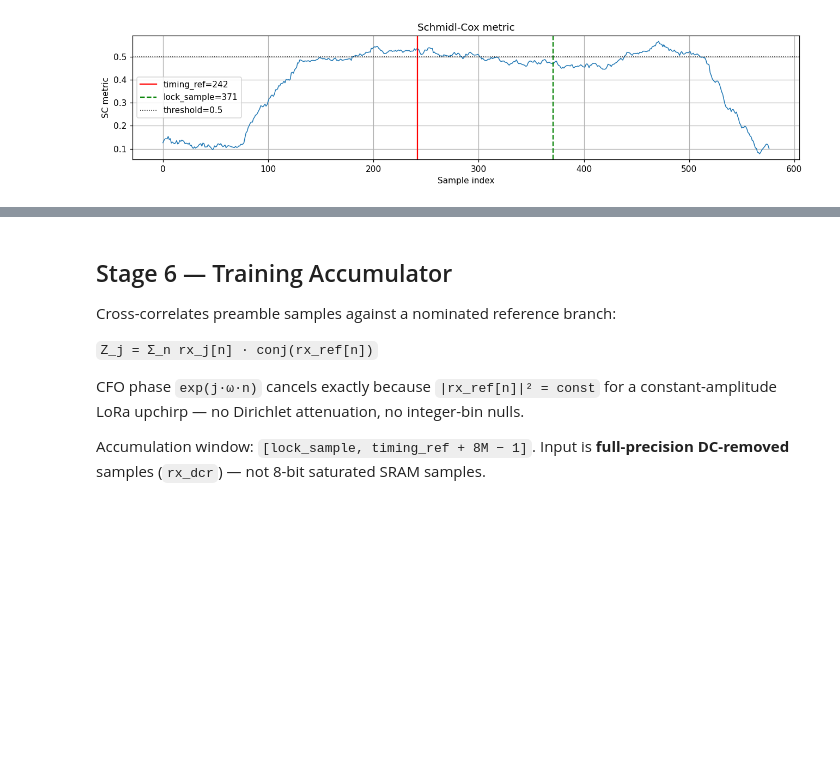
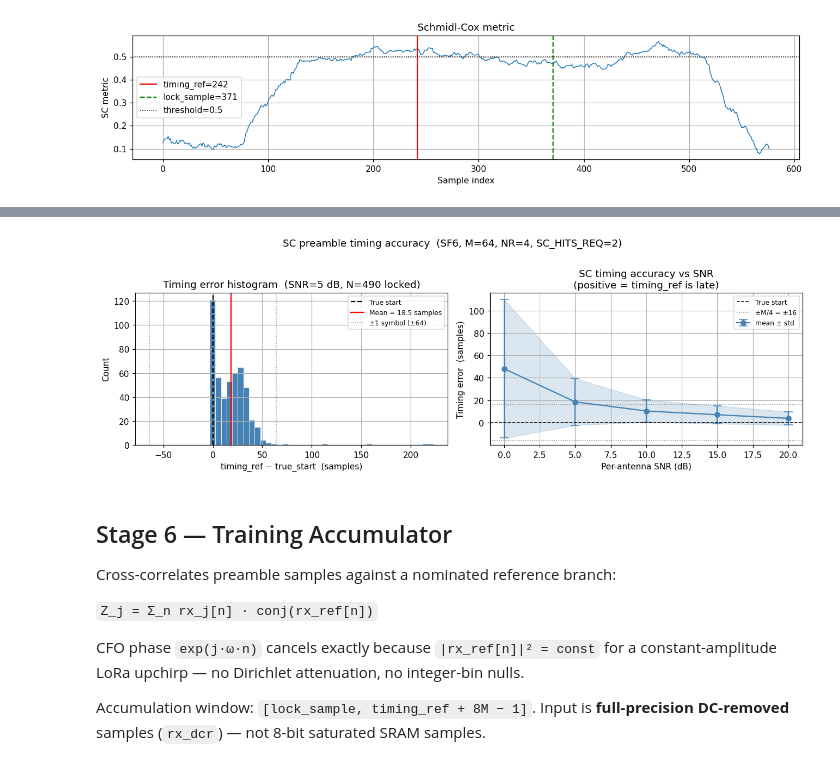
Before and after one commit to Sheffield-Chip-Design-Team/chipathon-2026, a Jupyter notebook: lora-mimo/sim/notebooks/03_nonfft_dsp_chain.ipynb, the cells around one changed output, grey strips where cells are left out. Cells and saved outputs as stored; diff of their text form; code cells hidden in the pictures; blank space fills up the shorter version.

```diff
--- a/lora-mimo/sim/notebooks/03_nonfft_dsp_chain.ipynb
+++ b/lora-mimo/sim/notebooks/03_nonfft_dsp_chain.ipynb
@@ -238,0 +243,84 @@ Timing error   = +114 samples (+1.78 symbols)
+# %%
+# Monte Carlo timing accuracy: timing_ref − true_preamble_start over many trials.
+# True start = GUARD_SAMPLES (known in sim).
+# Payload window error equals timing error (same offset).
+SC_TIMING_TRIALS = 500
+snr_timing = [-5, 0, 5, 10, 15, 20]
+
+timing_errors_by_snr = {}
+lock_rates = {}
+
+sc_timing = SchmidlCoxDetector(M=M, threshold=0.5, hits_req=SC_HITS_REQ)
+
+for snr_db in snr_timing:
+    n0 = 10 ** (-snr_db / 10)
+    errs = []
+    for _ in range(SC_TIMING_TRIALS):
+        h = rayleigh_coefficients(NR, pll_phase_random=True)
+        guard_t = np.zeros(GUARD_SAMPLES, dtype=complex)
+        frame_t = np.concatenate([guard_t, np.tile(upchirp, N_PREAMBLE),
+                                   modulate(int(rng.integers(0, M)), M)])
+        rx_t   = np.stack([apply_channel(frame_t, h[j], n0) for j in range(NR)])
+        dcr_t  = DCRemoval(nr=NR, alpha_shift=8).process(rx_t)
+        rx8_t  = np.stack([saturate_8bit(dcr_t[j]) for j in range(NR)])
+        res_t  = sc_timing.detect(rx8_t)
+        if res_t.lock:
+            errs.append(res_t.timing_ref - GUARD_SAMPLES)
+    timing_errors_by_snr[snr_db] = np.array(errs)
+    lock_rates[snr_db] = len(errs) / SC_TIMING_TRIALS
+
+# ── Table ────────────────────────────────────────────────────────────────────
+print(f'M = {M} samples/symbol   (1 sample = {1/BW*1e6:.1f} µs at BW={BW/1e3:.0f} kHz)')
+print(f'{"SNR":>6} {"Lock%":>7} {"Mean err":>10} {"Std":>8} {"MaxAbs":>8} {"In ±M":>8} {"In ±M/4":>8}')
+print('-' * 62)
+for snr_db in snr_timing:
+    e = timing_errors_by_snr[snr_db]
+    if len(e) == 0:
+        print(f'{snr_db:>6} {"0%":>7}'); continue
+    print(f'{snr_db:>6} {lock_rates[snr_db]*100:>6.0f}% '
+          f'{np.mean(e):>10.1f} {np.std(e):>8.1f} '
+          f'{int(np.max(np.abs(e))):>8d} '
+          f'{np.mean(np.abs(e)<=M)*100:>7.1f}% '
+          f'{np.mean(np.abs(e)<=M//4)*100:>7.1f}%')
+
+# ── Plot 1: histogram at operating SNR ───────────────────────────────────────
+fig, axes = plt.subplots(1, 2, figsize=(12, 4))
+
+snr_hist = 5
+e_hist = timing_errors_by_snr[snr_hist]
+ax = axes[0]
+ax.hist(e_hist, bins=40, color='steelblue', edgecolor='white', linewidth=0.4)
+ax.axvline(0,              color='k',   lw=1.5, linestyle='--', label='True start')
+ax.axvline(np.mean(e_hist), color='r',  lw=1.5, linestyle='-',
+           label=f'Mean = {np.mean(e_hist):.1f} samples')
+ax.axvline( M, color='grey', lw=1, linestyle=':', label=f'±1 symbol (±{M})')
+ax.axvline(-M, color='grey', lw=1, linestyle=':')
+ax.set_xlabel('timing_ref − true_start  (samples)')
+ax.set_ylabel('Count')
+ax.set_title(f'Timing error histogram  (SNR={snr_hist} dB, N={len(e_hist)} locked)')
+ax.legend(fontsize=8)
+
+# ── Plot 2: mean ± std vs SNR ─────────────────────────────────────────────────
+ax2 = axes[1]
+snrs_plot  = [s for s in snr_timing if len(timing_errors_by_snr[s]) > 10]
+means = [np.mean(timing_errors_by_snr[s]) for s in snrs_plot]
+stds  = [np.std(timing_errors_by_snr[s])  for s in snrs_plot]
+ax2.errorbar(snrs_plot, means, yerr=stds, fmt='o-', color='steelblue',
+             capsize=5, label='mean ± std')
+ax2.fill_between(snrs_plot,
+                 [m - s for m, s in zip(means, stds)],
+                 [m + s for m, s in zip(means, stds)],
+                 alpha=0.2, color='steelblue')
+ax2.axhline(0, color='k', lw=1, linestyle='--', label='True start')
+ax2.axhline( M//4, color='grey', lw=1, linestyle=':', label=f'±M/4 = ±{M//4}')
+ax2.axhline(-M//4, color='grey', lw=1, linestyle=':')
+ax2.set_xlabel('Per-antenna SNR (dB)')
+ax2.set_ylabel('Timing error  (samples)')
+ax2.set_title('SC timing accuracy vs SNR\n(positive = timing_ref is late)')
+ax2.legend(fontsize=8)
+
+plt.suptitle(f'SC preamble timing accuracy  (SF{SF}, M={M}, NR={NR}, SC_HITS_REQ={SC_HITS_REQ})',
+             y=1.01)
+plt.tight_layout()
+show()
+# %% [output]
@@ -239,3 +336,4 @@ Timing error   = +114 samples (+1.78 symbols)
+[figure, added]
 # %% [markdown]
 ## Stage 6 — Training Accumulator
 
```
Also changed, not shown: parts of 11 cells of this notebook, 28 other files.
